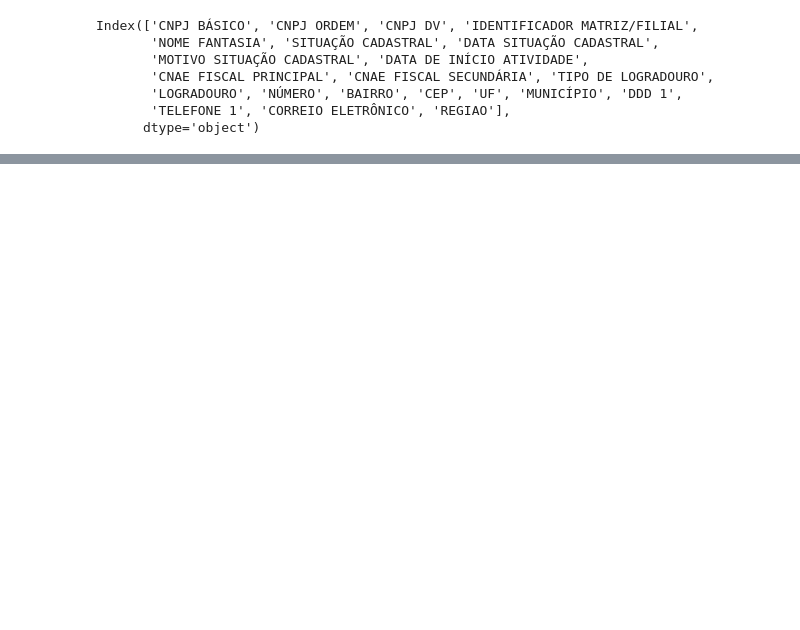
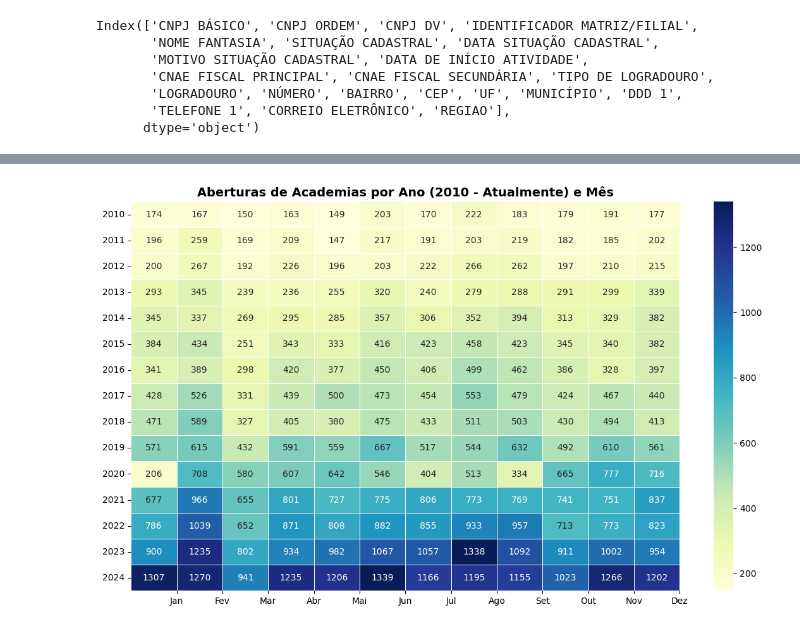
Before and after one commit to MatheusMorandi/Cnpj_Academias, a Jupyter notebook: src/eda.ipynb, the cells around one changed output, grey strips where cells are left out. Cells and saved outputs as stored; diff of their text form; code cells hidden in the pictures; blank space fills up the shorter version.

```diff
--- a/src/eda.ipynb
+++ b/src/eda.ipynb
@@ -74,0 +148,4 @@ dados.head()
+# %%
+dados_decada = aberturas_por_mes_ano[aberturas_por_mes_ano["ANO INICIO"] >= 2010]
+
+dados_decada
@@ -74,0 +166,4 @@ dados.head()
+# %%
+dados_decada = dados_decada[dados_decada["ANO INICIO"] < 2025]
+
+dados_decada
@@ -74,0 +184,30 @@ dados.head()
+# %%
+heatmap_data = dados_decada.pivot_table(
+    index = "ANO INICIO",
+    columns = "MES INICIO",
+    values = "TOTAL ABERTURAS",
+    fill_value = 0
+)
+
+plt.figure(figsize = (14, 8))
+sns.heatmap(
+    heatmap_data,
+    cmap = "YlGnBu",
+    annot = True,
+    fmt = ".0f",
+    linewidths = 0.5
+)
+
+plt.title("Aberturas de Academias por Ano (2010 - Atualmente) e Mês", fontsize = 14, fontweight = "bold")
+
+plt.xlabel("")
+
+plt.ylabel("")
+
+plt.xticks(ticks = range(1, 13), labels = ["Jan", "Fev", "Mar", "Abr", "Mai", "Jun", "Jul", "Ago", "Set", "Out", "Nov", "Dez"])
+
+plt.yticks(rotation = 0)
+
+plt.show()
+# %% [output]
+[figure, added]
```
Also changed, not shown: parts of 16 cells of this notebook, 1 other file.
